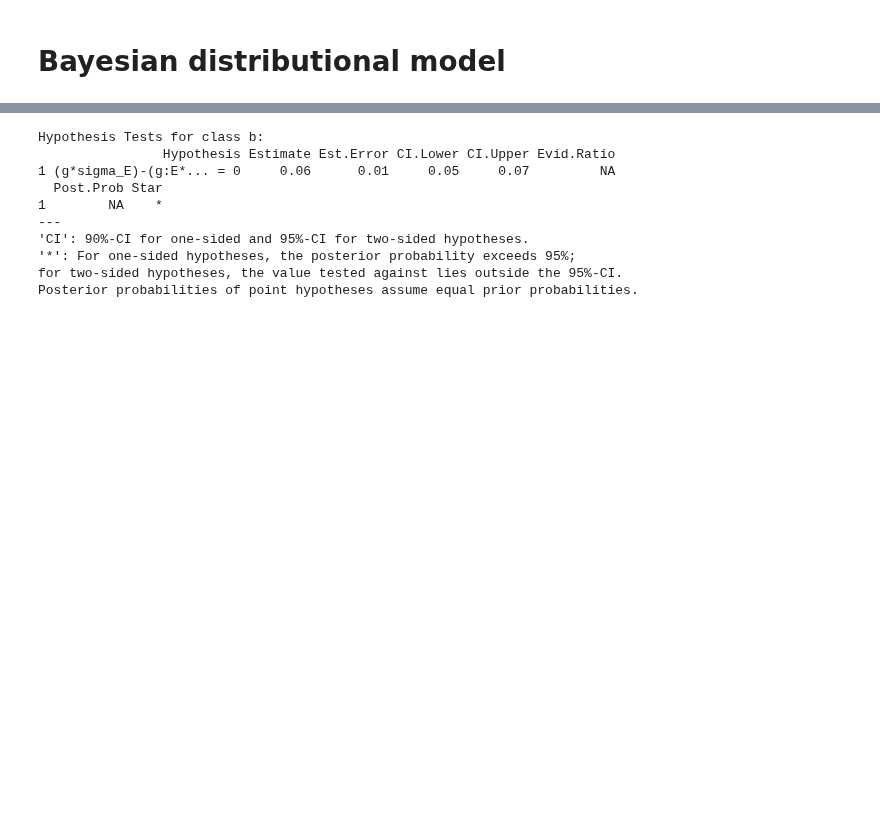
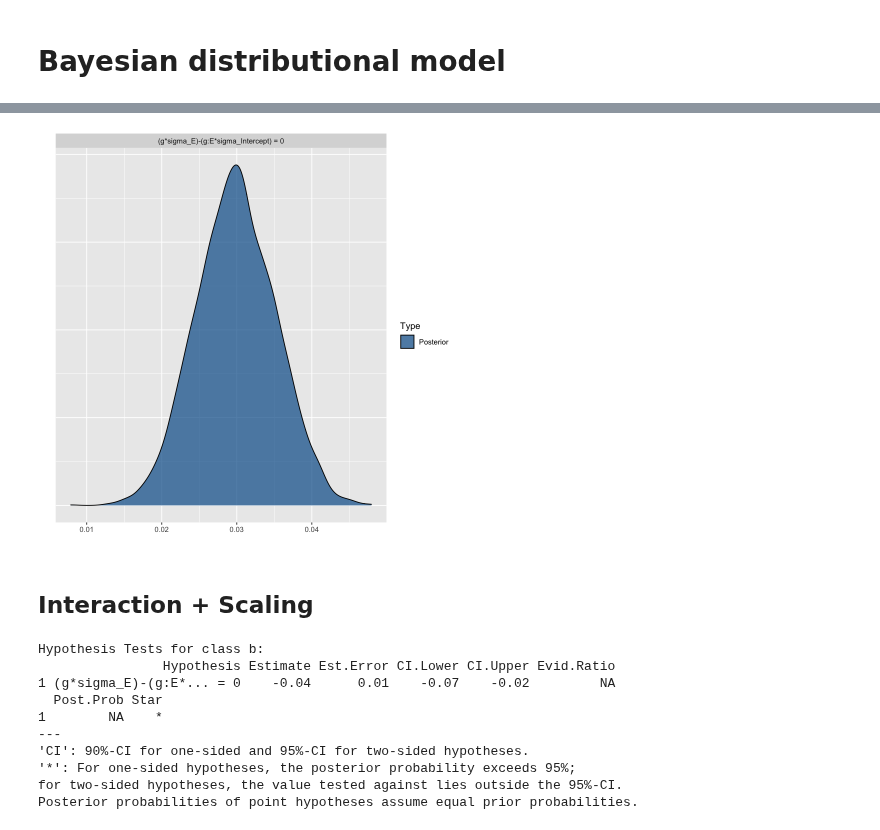
Before and after one commit to sdaza/gxe-dispersion, a Jupyter notebook: notebooks/GxE.ipynb, the cells around one changed output, grey strips where cells are left out. Saved outputs shown, nothing was run; the diff lists cells and outputs as text; code cells hidden in the pictures; blank space fills up the shorter version.

```diff
--- a/notebooks/GxE.ipynb
+++ b/notebooks/GxE.ipynb
@@ -153,11 +152,16 @@ WAIC             15191.62
+# %%
+plot(hyp)
+# %% [output]
+[figure, added]
+# %% [markdown]
+## Interaction + Scaling
 # %%
-# I reject the null hypothesis
 hyp <- "g * sigma_E = g:E * sigma_Intercept"
-(hyp <- hypothesis(m4, hyp, alpha = 0.05))
+(hyp <- hypothesis(b3, hyp, alpha = 0.05))
 # %% [output]
 Hypothesis Tests for class b:
                 Hypothesis Estimate Est.Error CI.Lower CI.Upper Evid.Ratio
-1 (g*sigma_E)-(g:E*... = 0     0.06      0.01     0.05     0.07         NA
+1 (g*sigma_E)-(g:E*... = 0    -0.04      0.01    -0.07    -0.02         NA
   Post.Prob Star
 1        NA    *
 ---
```
Also changed, not shown: parts of 23 cells of this notebook.
